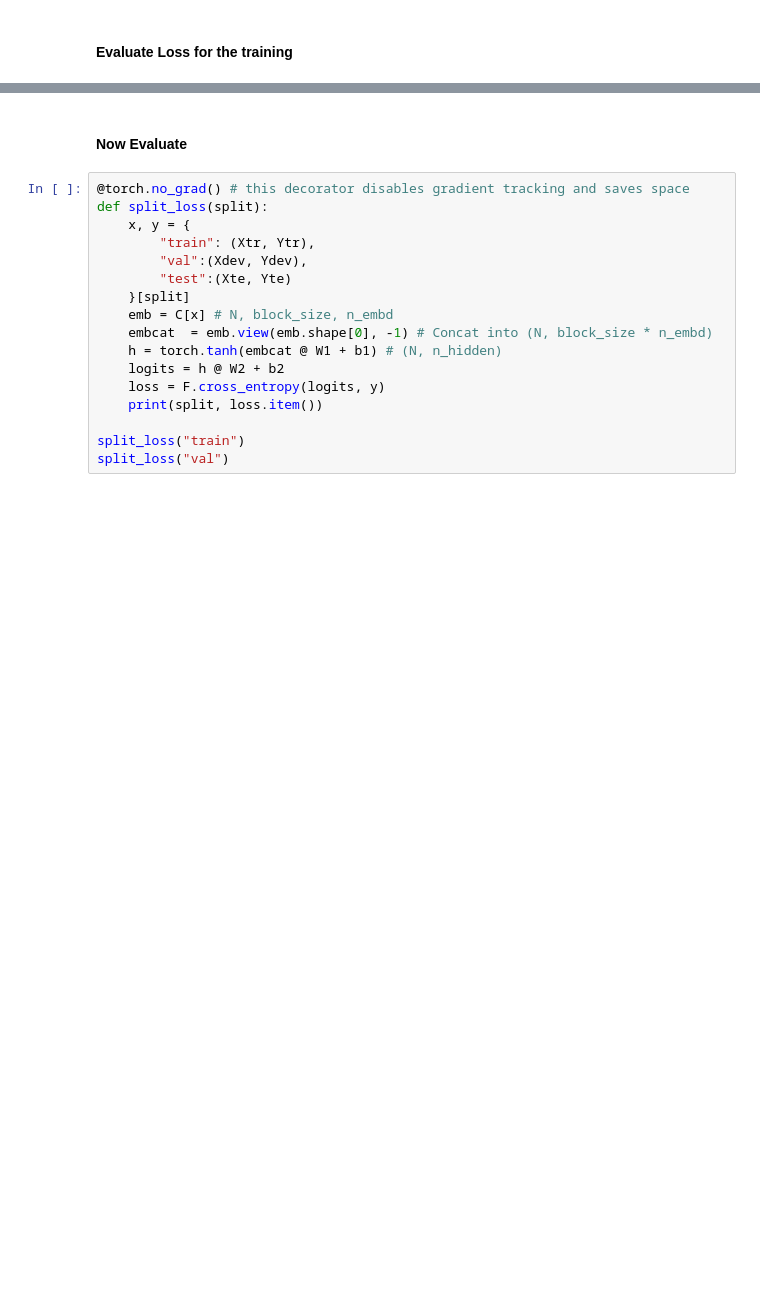
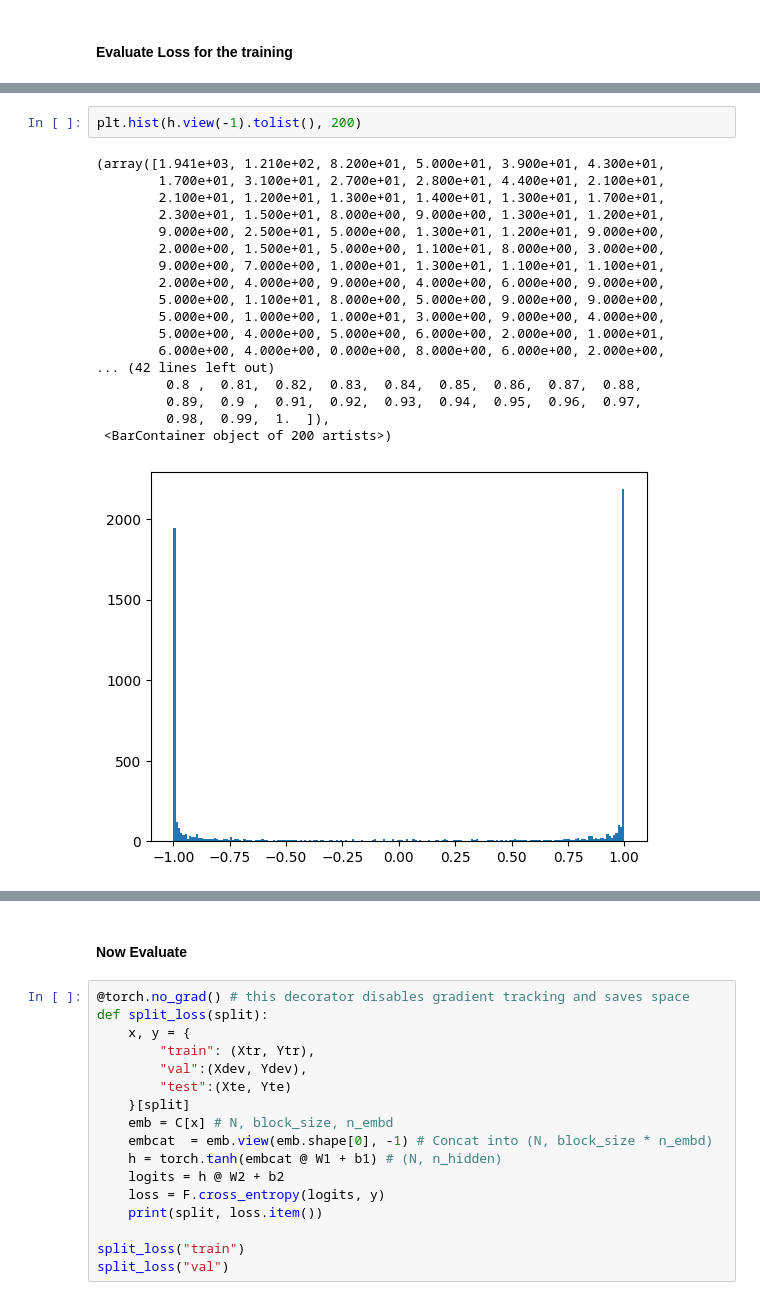
Before and after one commit to divyesh1099/andrejKarpathyLectureWork, a Jupyter notebook: makemore3yay.ipynb, the cells around one changed output, grey strips where cells are left out. Saved outputs shown, nothing was run; the diff lists cells and outputs as text; blank space fills up the shorter version.

```diff
--- a/makemore3yay.ipynb
+++ b/makemore3yay.ipynb
@@ -139,0 +172,21 @@ for i in range(max_steps):
+# %%
+plt.hist(h.view(-1).tolist(), 200)
+# %% [output]
+(array([1.941e+03, 1.210e+02, 8.200e+01, 5.000e+01, 3.900e+01, 4.300e+01,
+        1.700e+01, 3.100e+01, 2.700e+01, 2.800e+01, 4.400e+01, 2.100e+01,
+        2.100e+01, 1.200e+01, 1.300e+01, 1.400e+01, 1.300e+01, 1.700e+01,
+        2.300e+01, 1.500e+01, 8.000e+00, 9.000e+00, 1.300e+01, 1.200e+01,
+        9.000e+00, 2.500e+01, 5.000e+00, 1.300e+01, 1.200e+01, 9.000e+00,
+        2.000e+00, 1.500e+01, 5.000e+00, 1.100e+01, 8.000e+00, 3.000e+00,
+        9.000e+00, 7.000e+00, 1.000e+01, 1.300e+01, 1.100e+01, 1.100e+01,
+        2.000e+00, 4.000e+00, 9.000e+00, 4.000e+00, 6.000e+00, 9.000e+00,
+        5.000e+00, 1.100e+01, 8.000e+00, 5.000e+00, 9.000e+00, 9.000e+00,
+        5.000e+00, 1.000e+00, 1.000e+01, 3.000e+00, 9.000e+00, 4.000e+00,
+        5.000e+00, 4.000e+00, 5.000e+00, 6.000e+00, 2.000e+00, 1.000e+01,
+        6.000e+00, 4.000e+00, 0.000e+00, 8.000e+00, 6.000e+00, 2.000e+00,
+... (42 lines left out)
+         0.8 ,  0.81,  0.82,  0.83,  0.84,  0.85,  0.86,  0.87,  0.88,
+         0.89,  0.9 ,  0.91,  0.92,  0.93,  0.94,  0.95,  0.96,  0.97,
+         0.98,  0.99,  1.  ]),
+ <BarContainer object of 200 artists>)
+[figure, added]
```
Also changed, not shown: parts of 8 cells of this notebook, 3 other files.
